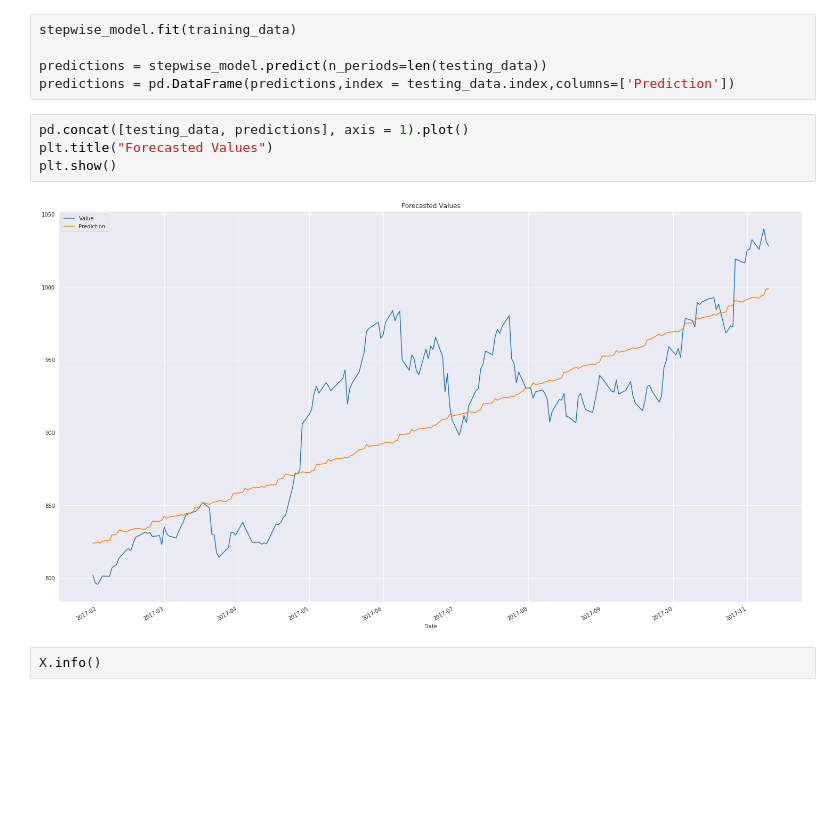
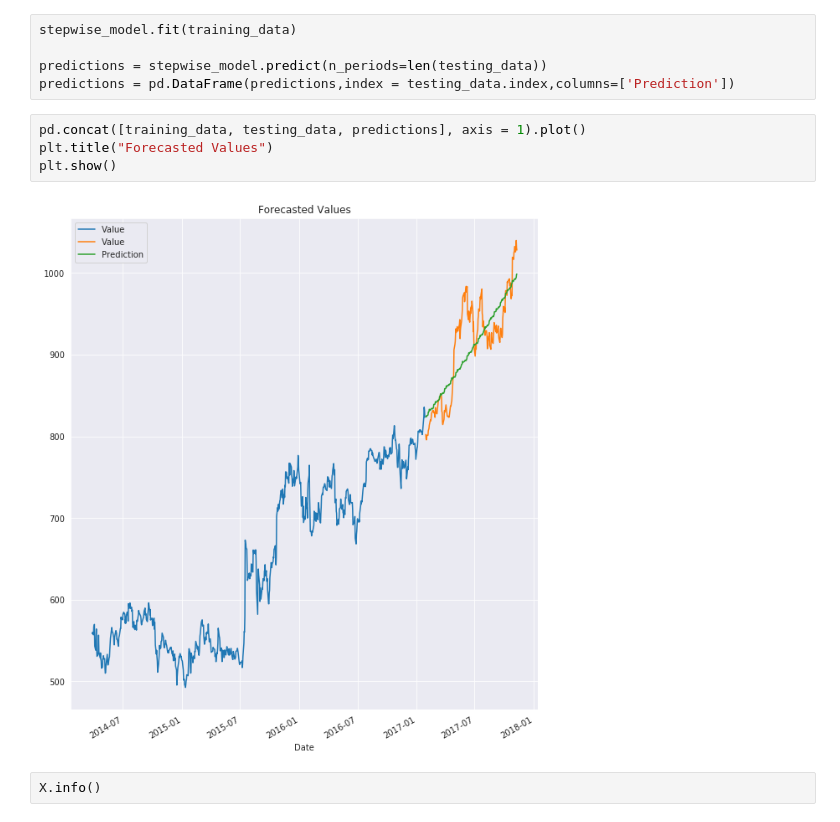
Before and after one commit to Turing-Machines-PESU/stock_market_analysis, a Jupyter notebook: Forecasting/Forecasting using Auto Arima.ipynb, the cells around one changed output. Drawn from its saved outputs; the diff is of its cells as text; blank space fills up the shorter version.

```diff
--- a/Forecasting/Forecasting using Auto Arima.ipynb
+++ b/Forecasting/Forecasting using Auto Arima.ipynb
@@ -98,11 +87,11 @@ stepwise_model.fit(training_data)
 predictions = stepwise_model.predict(n_periods=len(testing_data))
 predictions = pd.DataFrame(predictions,index = testing_data.index,columns=['Prediction'])
 # %%
-pd.concat([testing_data, predictions], axis = 1).plot()
+pd.concat([training_data, testing_data, predictions], axis = 1).plot()
 plt.title("Forecasted Values")
 plt.show()
 # %% [output]
-[figure, old version]
+[figure, new version]
 # %%
 X.info()
 # %% [output]
```
Also changed, not shown: parts of 3 cells of this notebook, 1 other file.
